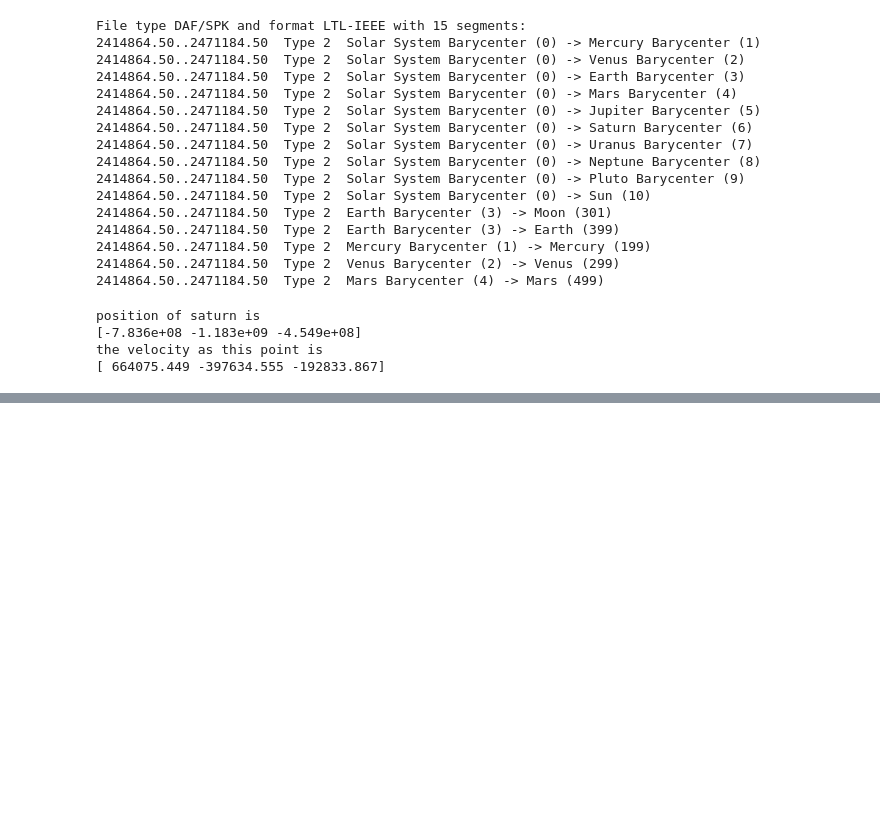
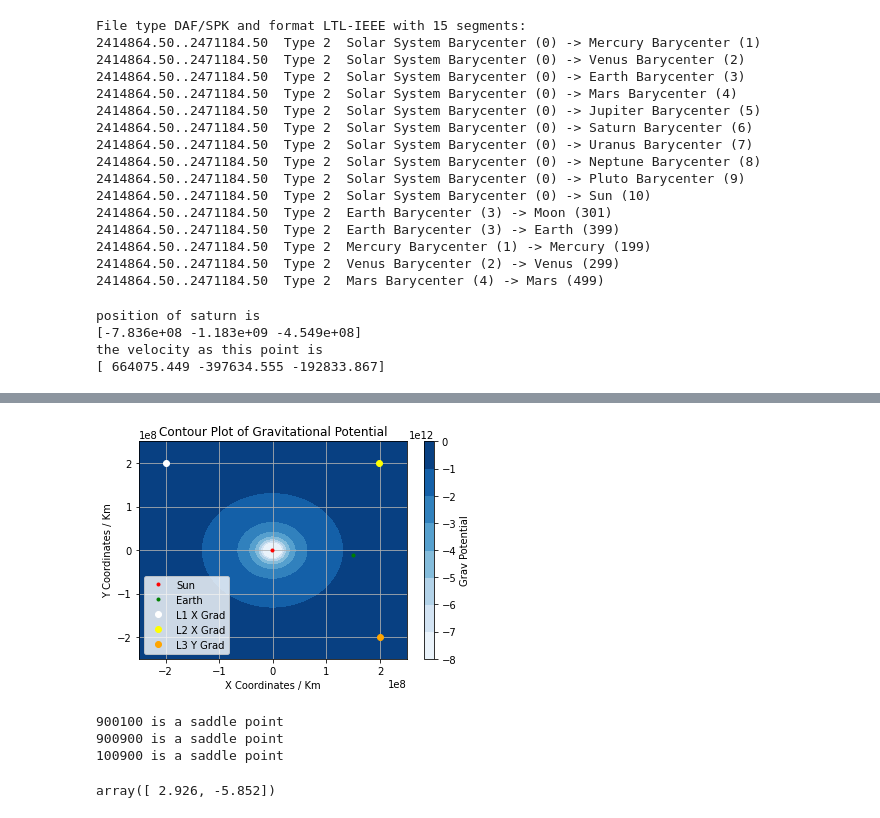
Before and after one commit to suannlim/msci_spaceclocks, a Jupyter notebook: ephemeris.ipynb, the cells around one changed output, grey strips where cells are left out. Saved outputs shown, nothing was run; the diff lists cells and outputs as text; code cells hidden in the pictures; blank space fills up the shorter version.

```diff
--- a/ephemeris.ipynb
+++ b/ephemeris.ipynb
@@ -350,0 +480,68 @@ L2 and L3 are unstable lagrange points
+# %%
+plt.figure("gravitational potential with lagrange points")
+plt.contourf(X,Y, graph_potential_values, cmap = "Blues")
+plt.plot(two_positions[0][0], two_positions[1][0], ".", c = "red", label = "Sun")
+plt.plot(two_positions[0][1], two_positions[1][1], ".", c = "green", label = "Earth")
+plt.plot(L1_x, L1_y, "o", c = "white", label = "L1 X Grad")
+plt.plot(L2_x, L2_y, "o", c= "yellow", label = "L2 X Grad")
+plt.plot(L3_x, L3_y, "o", c= "orange", label = "L3 Y Grad")
+#plt.plot(L4_x, L4_y, "o", c= "purple", label = "L4 Y Grad")
+plt.xlabel('X Coordinates / Km')
+plt.ylabel('Y Coordinates / Km')
+plt.title("Contour Plot of Gravitational Potential")
+cbar = plt.colorbar()
+cbar.ax.set_ylabel('Grav Potential')
+#plt.xlim([-1.5e8, 1.5e8])
+#plt.ylim([-1.5e8, 1.5e8])
+plt.grid()
+plt.legend()
+plt.show()
+# %% [output]
+[figure, added]
+# %%
+# creating a function that generates the curvature matrix at each point
+
+from numpy import linalg
+
+def curvature_matrix(x_grad, y_grad, lagrange_points_pos):
+    # finds the hessian matrix at each of the lagrange points and finds the corresponding eigenvalues of that matrix
+    xx, xy = np.gradient(x_grad)
+    yx, yy = np.gradient(y_grad)
+
+    for i in lagrange_points_pos:
+        curv_matrix = np.zeros((2,2))
+        curv_matrix[0][0] = xx[i[0]][i[1]]
+        curv_matrix[0][1] = xy[i[0]][i[1]]
+        curv_matrix[1][0] = yx[i[0]][i[1]]
+        curv_matrix[1][1] = yy[i[0]][i[1]]
+
+        eigenvalues = np.linalg.eigvals(curv_matrix)
+
+        lamda1 = eigenvalues[0]
+        lamda2 = eigenvalues[1]
+
+        if (lamda1 > 0) and (lamda2 > 0):
+            print(str(i[0]) + "," + str(i[1]) + " is a minima")
+
+        if (lamda1 < 0) and (lamda2 < 0):
+            print(str(i[0]) + ","  + str(i[1]) + " is a maxima")
+
+        if (lamda1 > 0) and (lamda2 < 0):
+            print(str(i[0]) + "," +  str(i[1]) + " is a saddle point")
+
+        if (lamda1 < 0) and (lamda2 > 0):
+            print(str(i[0]) + ","  + str(i[1]) + " is a saddle point")
+
+
+
+
+    return eigenvalues
+
+test_lagrange_points = [[900,100], [900,900], [100,900]]
+
+curvature_matrix(x_grad,y_grad, test_lagrange_points)
+# %% [output]
+900100 is a saddle point
+900900 is a saddle point
+100900 is a saddle point
+array([ 2.926, -5.852])
```
Also changed, not shown: parts of 10 cells of this notebook, 1 other file.
